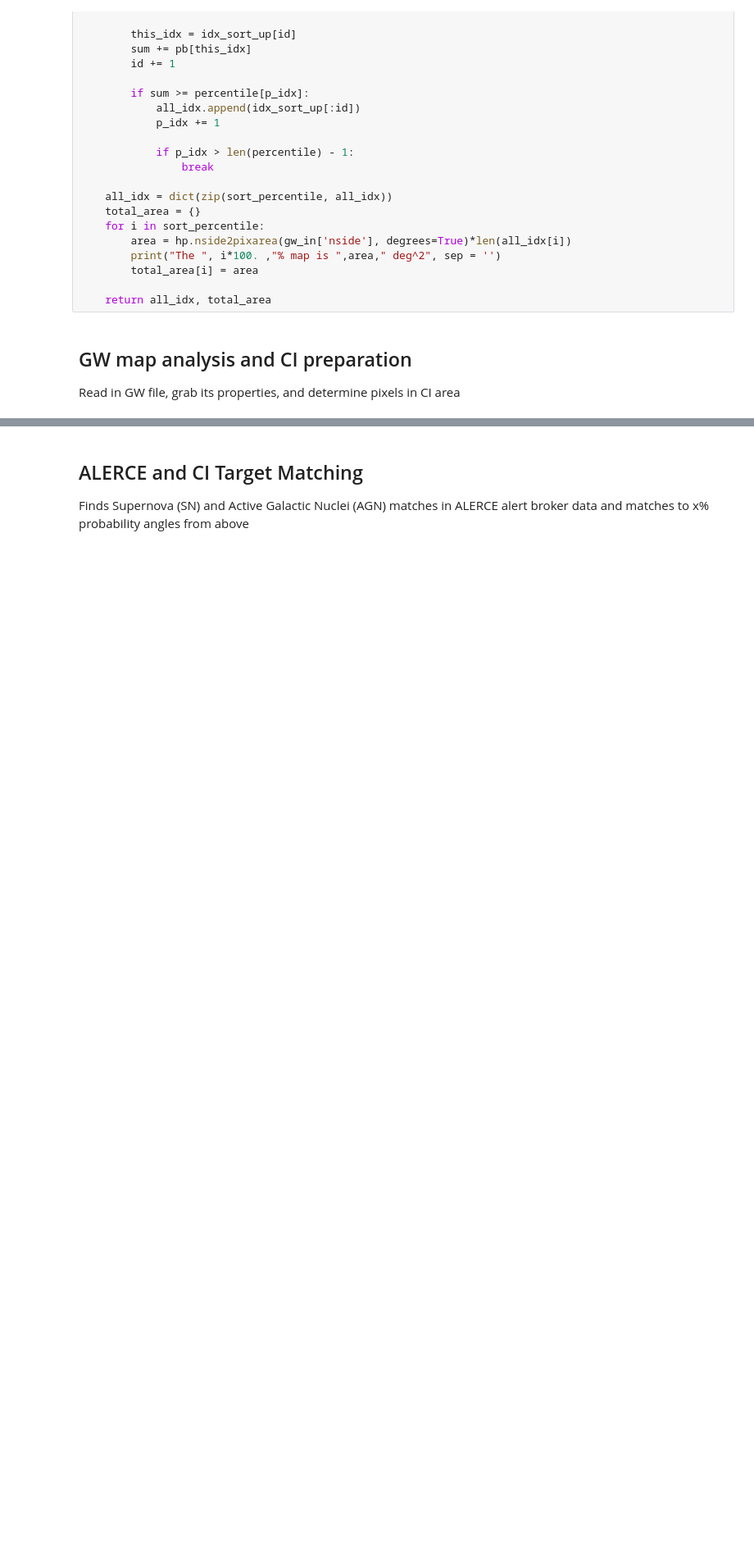
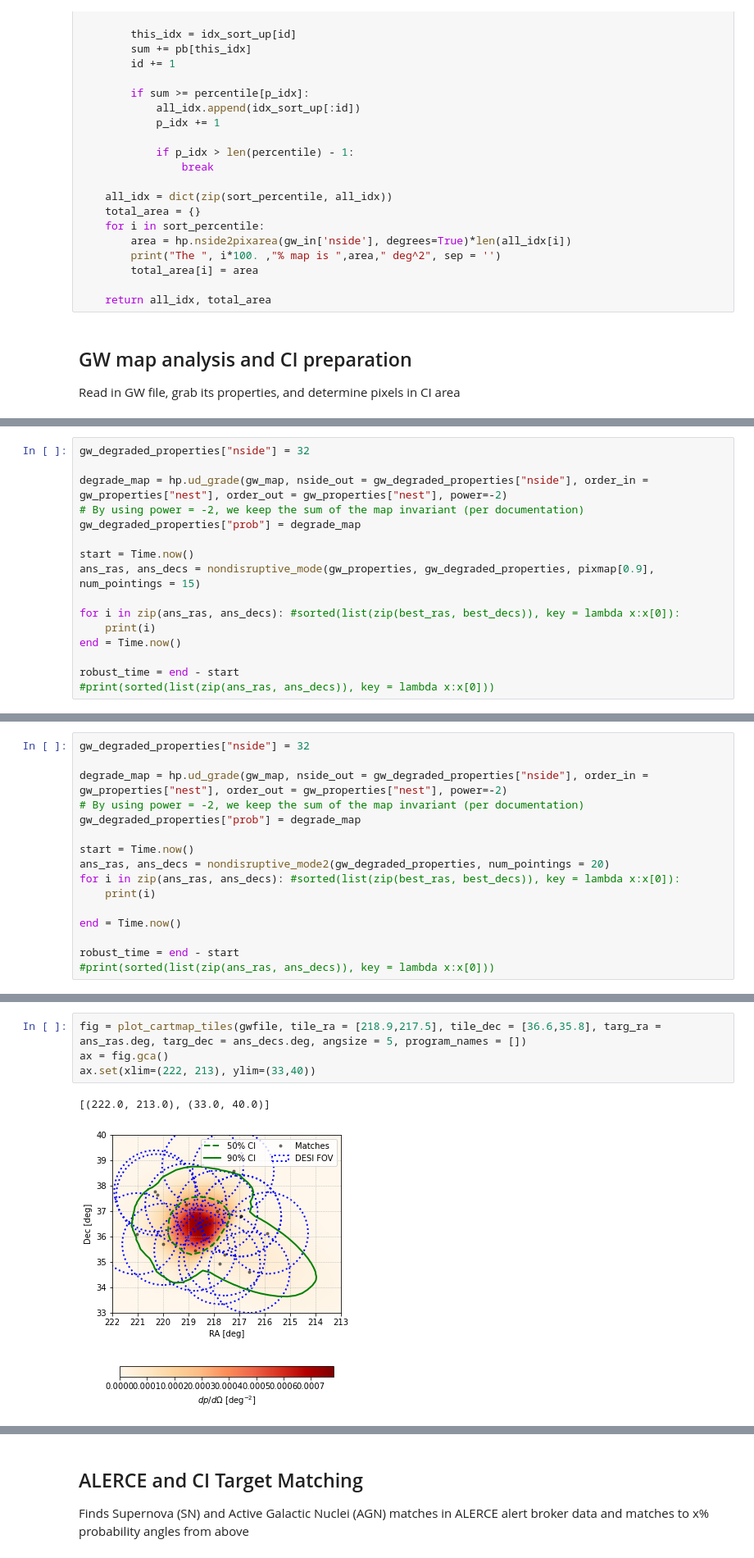
Before and after one commit to desihub/timedomain, a Jupyter notebook: gwtarget/GW_transient_compare.ipynb, the cells around one changed output, grey strips where cells are left out. Shown at 82% size. Drawn from its saved outputs; the diff is of its cells as text; blank space fills up the shorter version.

```diff
--- a/gwtarget/GW_transient_compare.ipynb
+++ b/gwtarget/GW_transient_compare.ipynb
@@ -531,0 +1207,16 @@ The 95.0% map is 30.15227990237149 deg^2
+# %%
+gw_degraded_properties["nside"] = 32
+
+degrade_map = hp.ud_grade(gw_map, nside_out = gw_degraded_properties["nside"], order_in = gw_properties["nest"], order_out = gw_properties["nest"], power=-2)
+# By using power = -2, we keep the sum of the map invariant (per documentation)
+gw_degraded_properties["prob"] = degrade_map
+
+start = Time.now()
+ans_ras, ans_decs = nondisruptive_mode(gw_properties, gw_degraded_properties, pixmap[0.9], num_pointings = 15)
+
+for i in zip(ans_ras, ans_decs): #sorted(list(zip(best_ras, best_decs)), key = lambda x:x[0]):
+    print(i)
+end = Time.now()
+
+robust_time = end - start
+#print(sorted(list(zip(ans_ras, ans_decs)), key = lambda x:x[0]))
@@ -531,0 +1239,16 @@ The 95.0% map is 30.15227990237149 deg^2
+# %%
+gw_degraded_properties["nside"] = 32
+
+degrade_map = hp.ud_grade(gw_map, nside_out = gw_degraded_properties["nside"], order_in = gw_properties["nest"], order_out = gw_properties["nest"], power=-2)
+# By using power = -2, we keep the sum of the map invariant (per documentation)
+gw_degraded_properties["prob"] = degrade_map
+
+start = Time.now()
+ans_ras, ans_decs = nondisruptive_mode2(gw_degraded_properties, num_pointings = 20)
+for i in zip(ans_ras, ans_decs): #sorted(list(zip(best_ras, best_decs)), key = lambda x:x[0]):
+    print(i)
+
+end = Time.now()
+
+robust_time = end - start
+#print(sorted(list(zip(ans_ras, ans_decs)), key = lambda x:x[0]))
@@ -531,0 +1276,7 @@ The 95.0% map is 30.15227990237149 deg^2
+# %%
+fig = plot_cartmap_tiles(gwfile, tile_ra = [218.9,217.5], tile_dec = [36.6,35.8], targ_ra = ans_ras.deg, targ_dec = ans_decs.deg, angsize = 5, program_names = [])
+ax = fig.gca()
+ax.set(xlim=(222, 213), ylim=(33,40))
+# %% [output]
+[(222.0, 213.0), (33.0, 40.0)]
+[figure, added]
```
Also changed, not shown: parts of 29 cells of this notebook, 2 other files.
